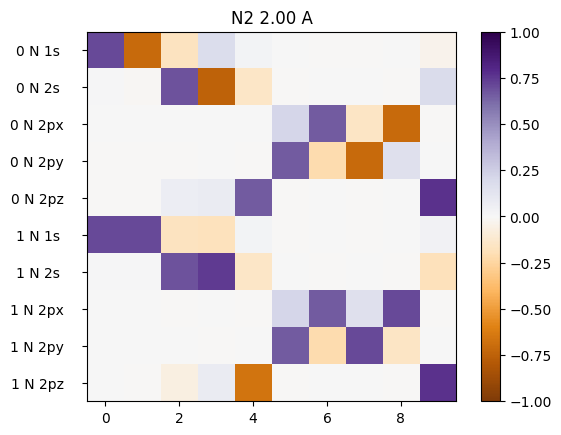
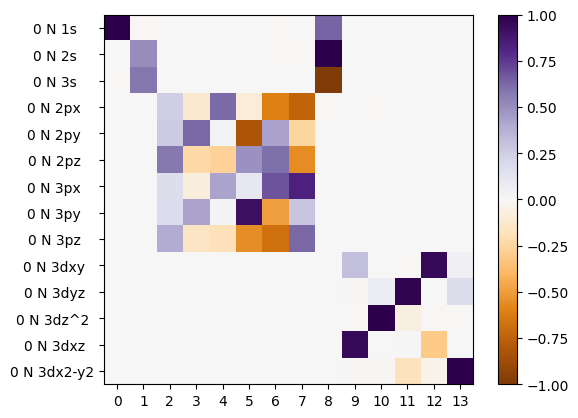
Unified diff of the notebook cell whose output changed from the first chart to the second:
--- before
+++ after
@@ -2,7 +2,8 @@
 plt.colorbar()
 # title = "Canonical orbitals, H2O bond {0:2.2f} A".format(np.linalg.norm(geometry[1][1]))
-title = "N2 {0:2.2f} A".format(geometry[1][1][2])
-plt.title(title)
+# title = "N2 {0:2.2f} A".format(geometry[1][1][2])
+# plt.title(title)
 plt.yticks(range(mol.nao), mol.ao_labels())
-plt.savefig(title + ".png", format="png", bbox_inches="tight")
+plt.xticks(range(mol.nao))
+# plt.savefig(title + ".png", format="png", bbox_inches="tight")
 plt.show()

Commit: orbital optimization for quartets